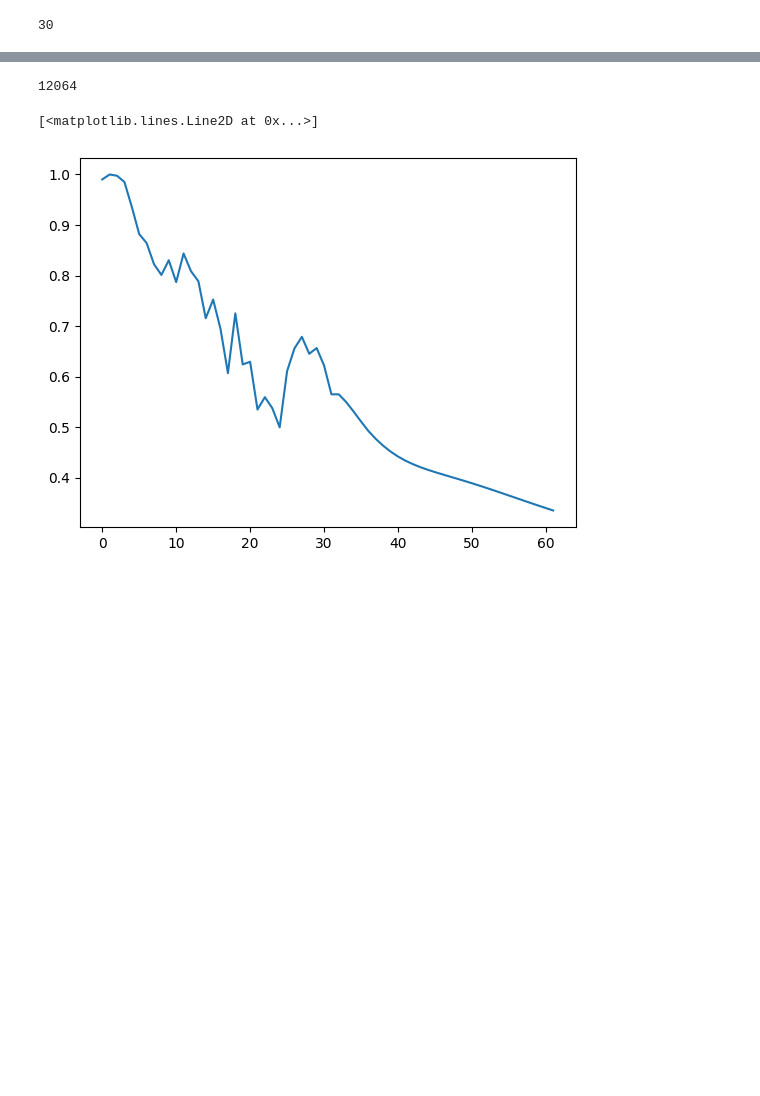
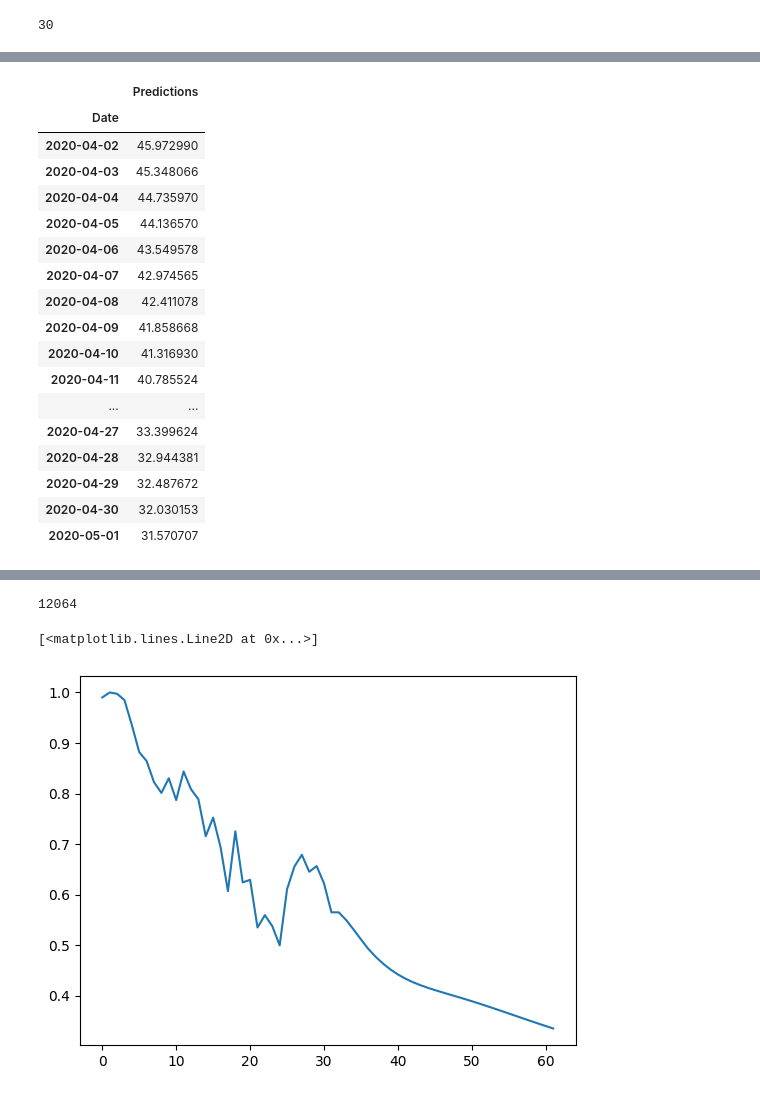
Before and after one commit to commitit/Stock-Prediction, a Jupyter notebook: stock_predictionv4.ipynb, the cells around one changed output, grey strips where cells are left out. Drawn from its saved outputs; the diff is of its cells as text; code cells hidden in the pictures; blank space fills up the shorter version.

```diff
--- a/stock_predictionv4.ipynb
+++ b/stock_predictionv4.ipynb
@@ -455,3 +487,24 @@ len(inp_list)
+# %%
+new_data
+# %% [output]
+|  | Predictions |
+| Date |  |
+| 2020-04-02 | 45.972990 |
+| 2020-04-03 | 45.348066 |
+| 2020-04-04 | 44.735970 |
+| 2020-04-05 | 44.136570 |
+| 2020-04-06 | 43.549578 |
+| 2020-04-07 | 42.974565 |
+| 2020-04-08 | 42.411078 |
+| 2020-04-09 | 41.858668 |
+| 2020-04-10 | 41.316930 |
+| 2020-04-11 | 40.785524 |
+| ... | ... |
+| 2020-04-27 | 33.399624 |
+| 2020-04-28 | 32.944381 |
+| 2020-04-29 | 32.487672 |
+| 2020-04-30 | 32.030153 |
+| 2020-05-01 | 31.570707 |
 # %%
 #Creating a empty plot graph one after another
 plot_new=np.arange(1,101) # first 100 value  - train data
```
Also changed, not shown: parts of 7 cells of this notebook.
